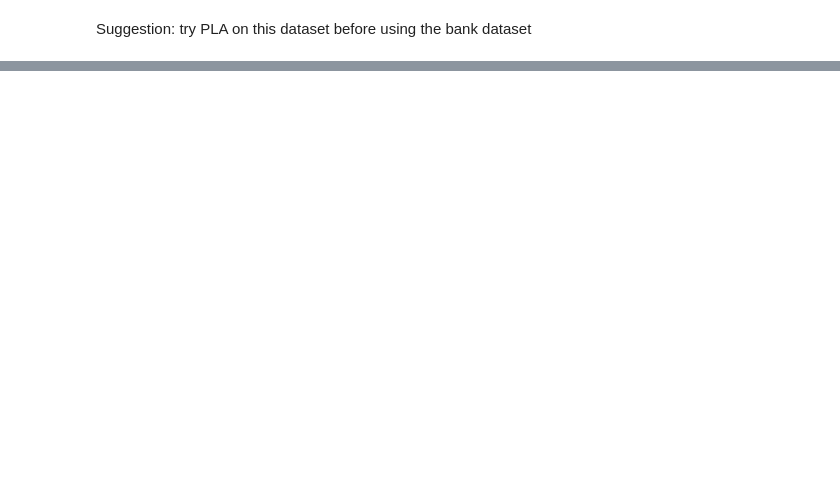
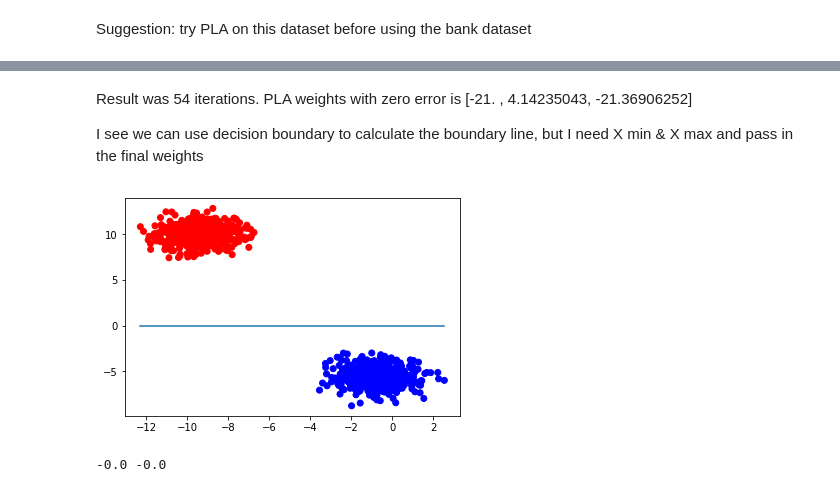
Before and after one commit to vipulpopat/MSCAI_Sem1_Etivity1, a Jupyter notebook: Etivity1.ipynb, the cells around one changed output, grey strips where cells are left out. Cells and saved outputs as stored; diff of their text form; code cells hidden in the pictures; blank space fills up the shorter version.

```diff
--- a/Etivity1.ipynb
+++ b/Etivity1.ipynb
@@ -598,18 +644,20 @@ def point_on_boundary(weights, x):
 # %%
 def decision_boundary(weights, x_min, x_max):
     # Return two points on the decision boundary
-    return [pointOnBoundary(weights, x_min), pointOnBoundary(weights, x_max)]
+    return [point_on_boundary(weights, x_min), point_on_boundary(weights, x_max)]
 # %%
-def pla(training_in, training_out, weights):
+def pla(training_in, training_out, weights, max_iterations=5):
     bias = np.array([1])
     iterations=0
-    while True:
+    while iterations < max_iterations:
         errors = 0;
         for x,y in zip(training_in, training_out):
             if (h(x,weights)!=y):
+                #print("h(x): {} compared to y: {}".format(h(x,weights), y))
                 iterations+=1;
                 weights = weights + y*(np.concatenate((bias,x)))
                 errors+=1;
+                #print("New iteration: {}/{} errors: {}".format(iterations,max_iterations, errors))
         if (errors == 0):
             break
     return weights, iterations
@@ -621,3 +669,10 @@ def calc_error(training_in, training_out, weights):
         if (h(x,weights)!=y):
             errors+=1;
     return errors/len(training_in)
+# %%
+# Using the pla algoritm I pass in the Input X and out put y plus weights I need 2 + a bias
+weights = np.array([0,0,1])
+
+final_weights, total_iterations = pla(X, y, weights, 100)
+
+print("The PLA algorithim found the boundary with the weghts: {} after {} iterations".format(final_weights, total_iterations))
@@ -623,0 +684,20 @@ def calc_error(training_in, training_out, weights):
+# %% [markdown]
+Result was 54 iterations.
+PLA weights with zero error is [-21.        ,   4.14235043, -21.36906252]
+
+I see we can use decision boundary to calculate the boundary line, but I need X min & X max and pass in the final weights
+# %%
+x_min = min(X[:,0])
+x_max = max(X[:,0])
+
+a,b = decision_boundary(final_weights, x_min, x_max)
+
+plt.scatter(X[:,0],X[:,1], color=colors)
+plt.plot([x_min, x_max], [a, b])
+plt.show()
+# %% [output]
+[figure, added]
+# %%
+print (a,b)
+# %% [output]
+-0.0 -0.0
```
Also changed, not shown: parts of 41 cells of this notebook.
